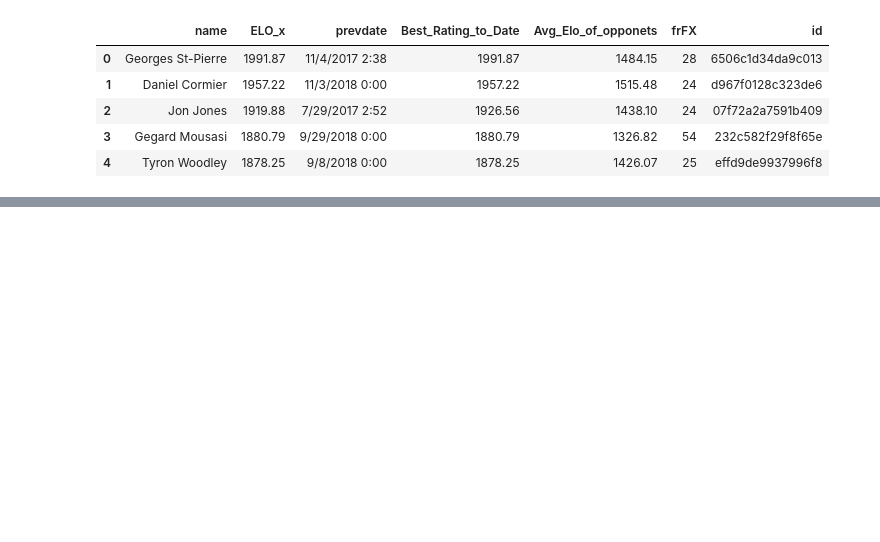
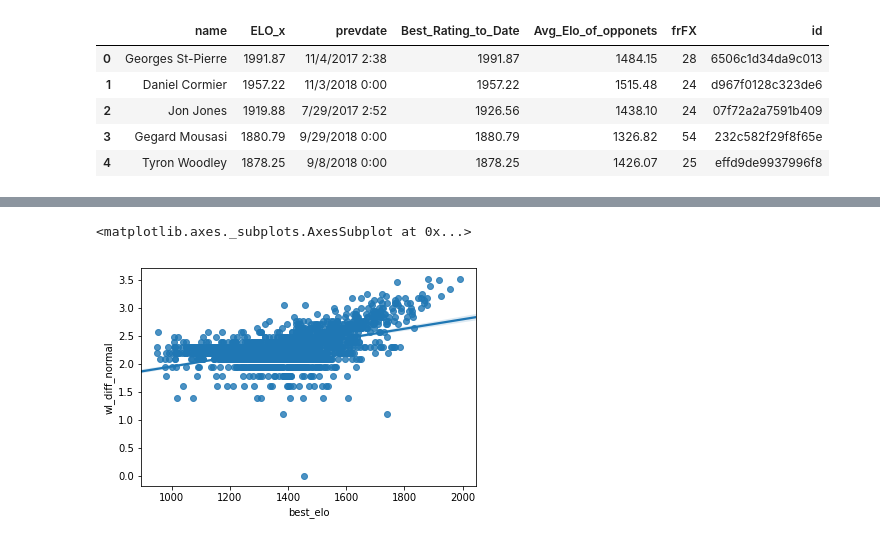
Before and after one commit to pkong97/mma-predictor, a Jupyter notebook: prediction-engine.ipynb, the cells around one changed output, grey strips where cells are left out. Saved outputs shown, nothing was run; the diff lists cells and outputs as text; code cells hidden in the pictures; blank space fills up the shorter version.

```diff
--- a/prediction-engine.ipynb
+++ b/prediction-engine.ipynb
@@ -72,3 +68,8 @@ plt.scatter(fighters['elo'], fighters['wl_diff_normal'])
+# %%
+sb.regplot(x = 'best_elo', y = 'wl_diff_normal', data = fighters, scatter = True)
+# %% [output]
+<matplotlib.axes._subplots.AxesSubplot at 0x...>
+[figure, added]
 # %%
 def remove_outlier(x):
     if x <= 1:
```
Also changed, not shown: parts of 11 cells of this notebook.
